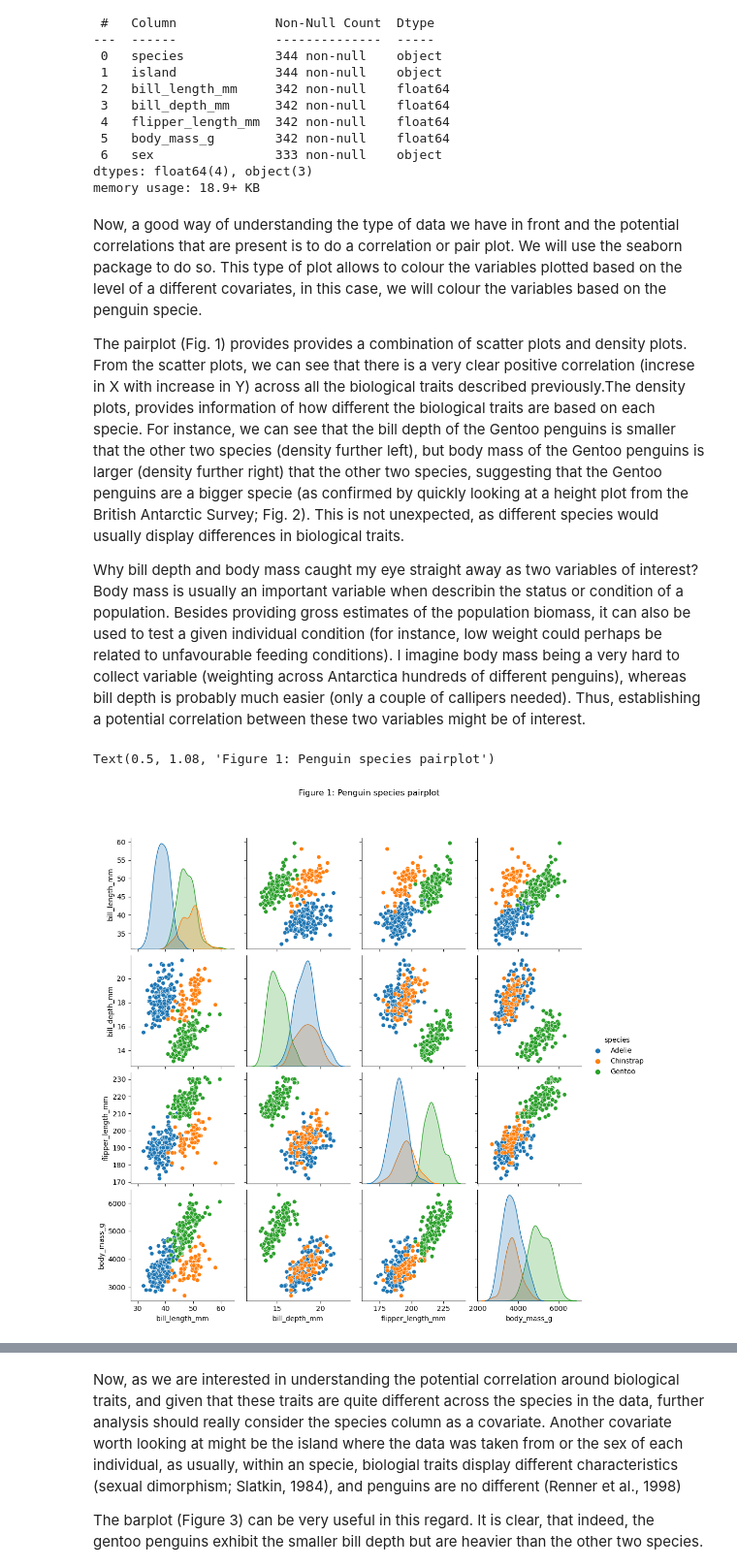
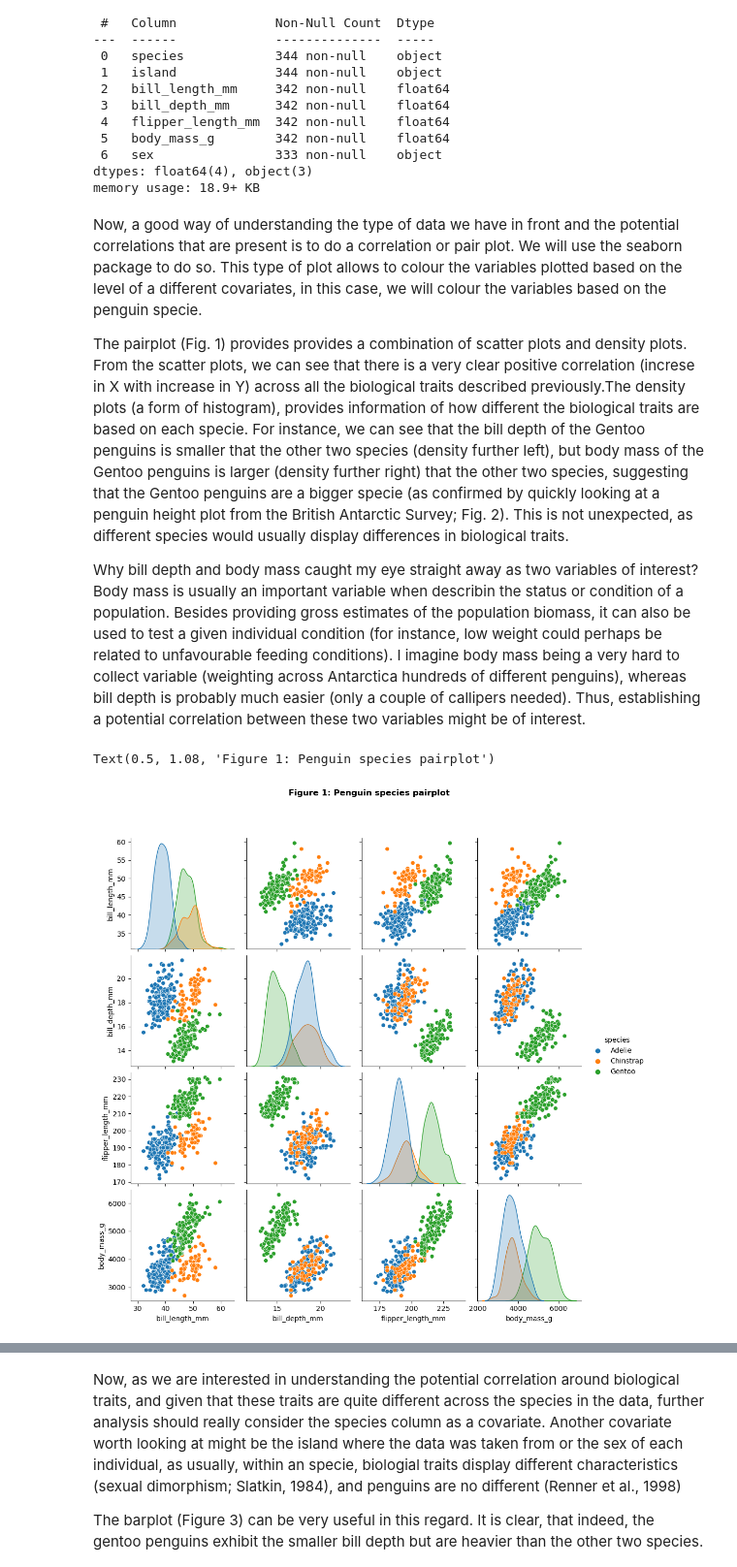
Before and after one commit to gfmg/PoDA, a Jupyter notebook: penguins.ipynb, the cells around one changed output, grey strips where cells are left out. Shown at 97% size. Cells and saved outputs as stored; diff of their text form; code cells hidden in the pictures.

```diff
--- a/penguins.ipynb
+++ b/penguins.ipynb
@@ -66,15 +67,15 @@ memory usage: 18.9+ KB
 # %% [markdown]
 Now, a good way of understanding the type of data we have in front and the potential correlations that are present is to do a correlation or pair plot. We will use the seaborn package to do so. This type of plot allows to colour the variables plotted based on the level of a different covariates, in this case, we will colour the variables based on the penguin specie.
 
-The pairplot (Fig. 1) provides provides a combination of scatter plots and density plots. From the scatter plots, we can see that there is a very clear positive correlation (increse in X with increase in Y) across all the biological traits described previously.The density plots, provides information of how different the biological traits are based on each specie. For instance, we can see that the bill depth of the Gentoo penguins is smaller that the other two species (density further left), but body mass of the Gentoo penguins is larger (density further right) that the other two species, suggesting that the Gentoo penguins are a bigger specie (as confirmed by quickly looking at a height plot from the British Antarctic Survey; Fig. 2). This is not unexpected, as different species would usually display differences in biological traits.
+The pairplot (Fig. 1) provides provides a combination of scatter plots and density plots. From the scatter plots, we can see that there is a very clear positive correlation (increse in X with increase in Y) across all the biological traits described previously.The density plots (a form of histogram), provides information of how different the biological traits are based on each specie. For instance, we can see that the bill depth of the Gentoo penguins is smaller that the other two species (density further left), but body mass of the Gentoo penguins is larger (density further right) that the other two species, suggesting that the Gentoo penguins are a bigger specie (as confirmed by quickly looking at a penguin height plot from the British Antarctic Survey; Fig. 2). This is not unexpected, as different species would usually display differences in biological traits.
 
 Why  bill depth and body mass caught my eye straight away as two variables of interest? Body mass is usually an  important variable when describin the status or condition of a population. Besides providing gross estimates of the population biomass, it can also be used to test a given individual condition (for instance, low weight could perhaps be related to unfavourable feeding conditions). I imagine body mass being a very hard to collect variable (weighting across Antarctica hundreds of different penguins), whereas bill depth is probably much easier (only a couple of callipers needed). Thus, establishing a potential correlation between these two variables might be of interest.
 # %%
-pp=sns.pairplot(df, hue="species")
-pp.fig.suptitle("Figure 1: Penguin species pairplot", y=1.08)
+pp=sns.pairplot(df, hue="species") #pp: pairplot
+pp.fig.suptitle("Figure 1: Penguin species pairplot", y=1.08,fontweight="bold")
 # %% [output]
 Text(0.5, 1.08, 'Figure 1: Penguin species pairplot')
-[figure, old version]
+[figure, new version]
 # %% [markdown]
 <figure align=center>
     <img src="https://pbs.twimg.com/media/FJjMJMDX0AcONoE?format=jpg&name=900x900" alt="Alternative text">
```
Also changed, not shown: parts of 12 cells of this notebook.
